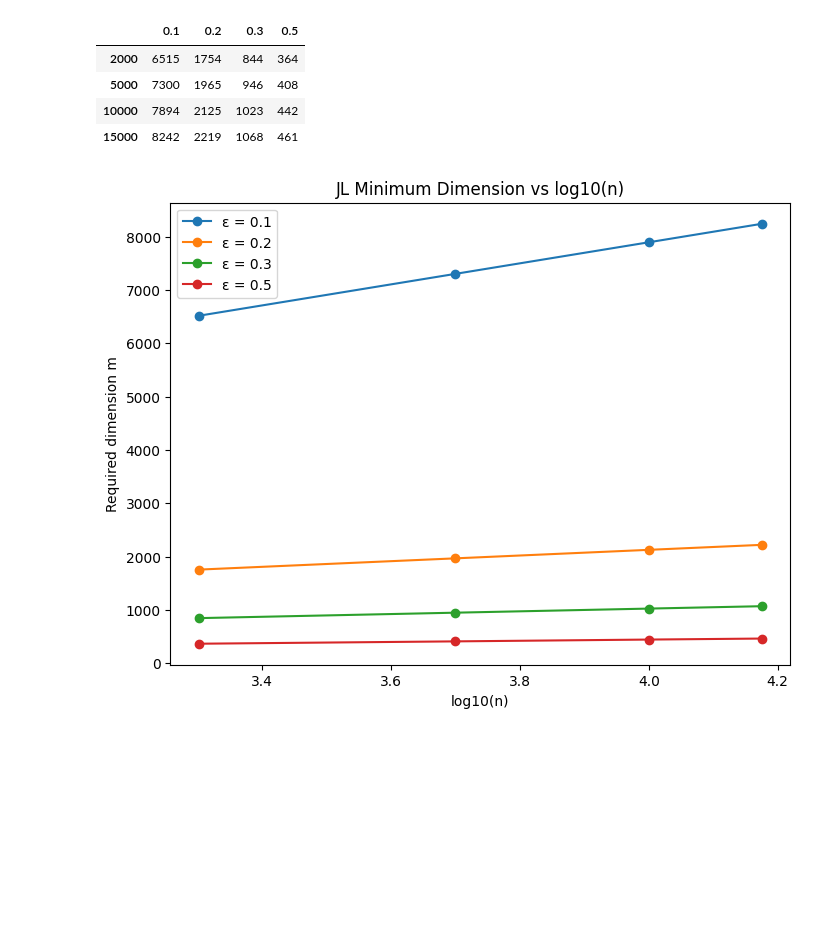
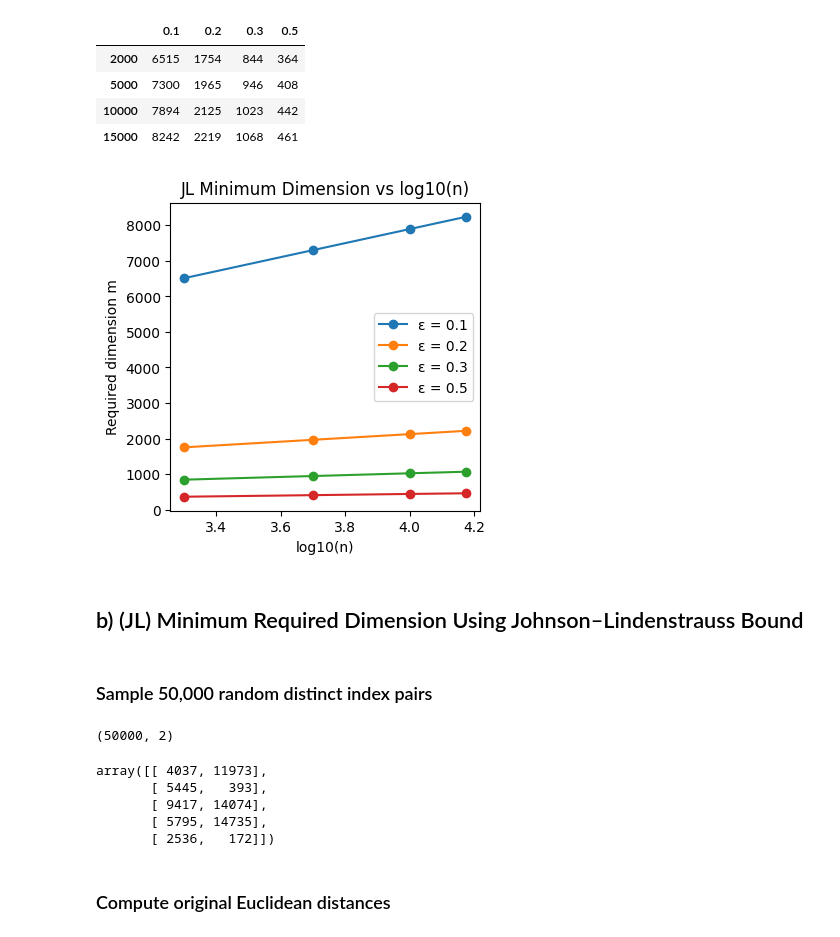
Before and after one commit to pouriaSameti/Mathematics-For-Data-Science, a Jupyter notebook: Project 1/code.ipynb, the cells around one changed output. Cells and saved outputs as stored; diff of their text form; code cells hidden in the pictures; blank space fills up the shorter version.

Commit message:
Project 1: Minimum Required Dimension Using Johnson–Lindenstrauss Bound.

```diff
--- a/Project 1/code.ipynb
+++ b/Project 1/code.ipynb
@@ -481,16 +481,52 @@ jl_test_result
 | 10000 | 7894 | 2125 | 1023 | 442 |
 | 15000 | 8242 | 2219 | 1068 | 461 |
 # %%
-plt.figure(figsize=(8,6))
+plt.figure(figsize=(4, 4))
 
 for eps in eps_values:
     m_values = jl_test_result[eps].values
     plt.plot(np.log10(n_values), m_values, marker='o', label=f"ε = {eps}")
 
 plt.xlabel("log10(n)")
 plt.ylabel("Required dimension m")
 plt.title("JL Minimum Dimension vs log10(n)")
 plt.legend()
 plt.show()
 # %% [output]
-[figure, old version]
+[figure, new version]
+# %% [markdown]
+## b) (JL) Minimum Required Dimension Using Johnson–Lindenstrauss Bound
+# %% [markdown]
+### Sample 50,000 random distinct index pairs
+# %%
+rng = np.random.RandomState(0)
+num_pairs = 50000
+n_samples = X.shape[0]
+
+pairs = set()
+while len(pairs) < num_pairs:
+    i = rng.randint(0, n_samples)
+    j = rng.randint(0, n_samples)
+
+    if i == j:
+        continue
+
+    diff = X.loc[i] - X.loc[j]
+
+    if (diff == 0).all():
+        continue
+
+    pairs.add((i, j))
+
+pairs = np.array(list(pairs))
+print(pairs.shape)
+pairs[0:5]
+# %% [output]
+(50000, 2)
+array([[ 4037, 11973],
+       [ 5445,   393],
+       [ 9417, 14074],
+       [ 5795, 14735],
+       [ 2536,   172]])
+# %% [markdown]
+### Compute original Euclidean distances
```
Also changed, not shown: parts of 13 cells of this notebook.
